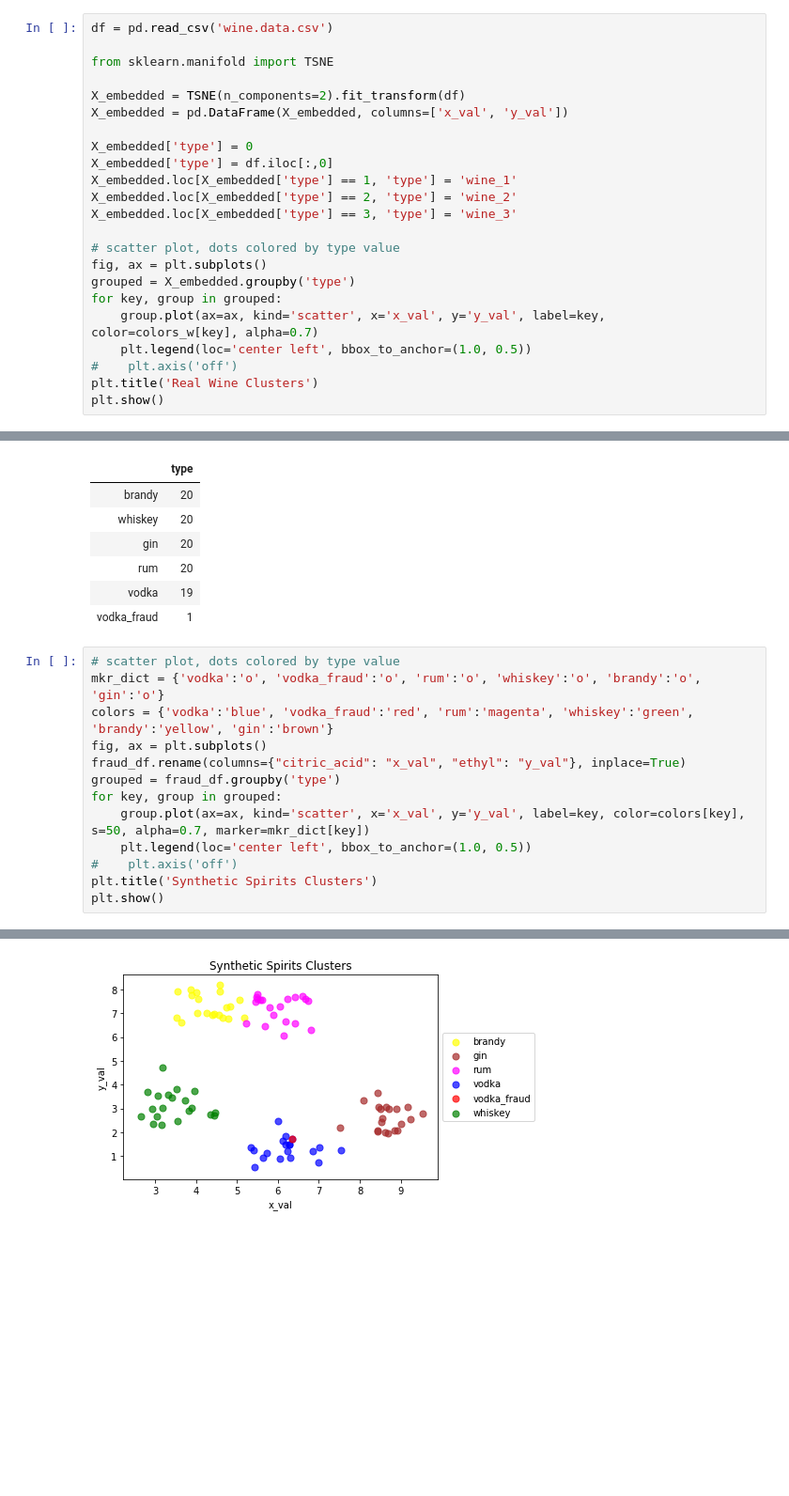
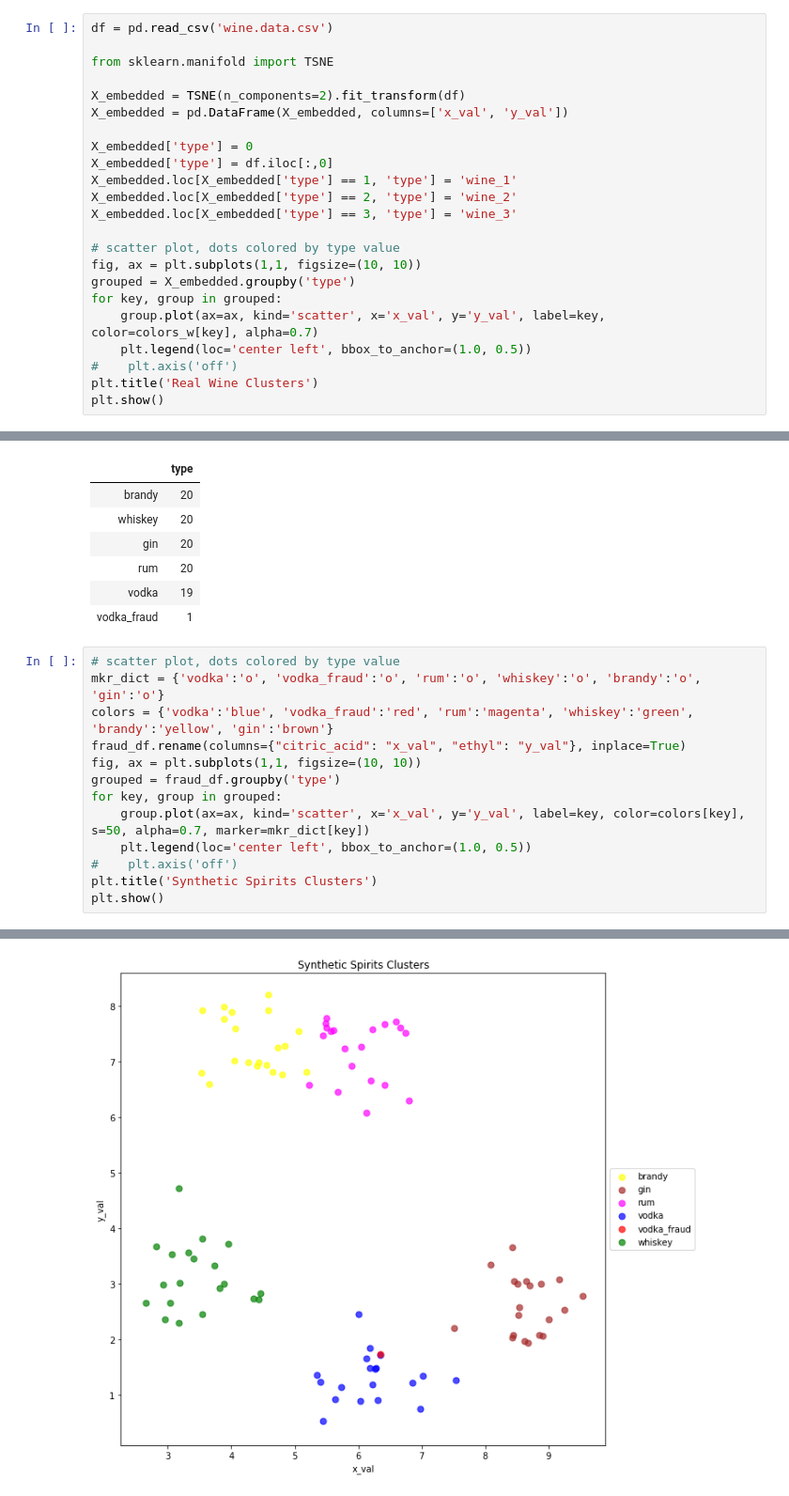
Before and after one commit to MetroStar/LabelAndFraudDetections, a Jupyter notebook: TTB/FormulaFraudDetection.ipynb, the cells around one changed output, grey strips where cells are left out. Shown at 94% size. Drawn from its saved outputs; the diff is of its cells as text; blank space fills up the shorter version.

```diff
--- a/TTB/FormulaFraudDetection.ipynb
+++ b/TTB/FormulaFraudDetection.ipynb
@@ -71,7 +69,7 @@ X_embedded.loc[X_embedded['type'] == 2, 'type'] = 'wine_2'
 X_embedded.loc[X_embedded['type'] == 3, 'type'] = 'wine_3'
 
 # scatter plot, dots colored by type value
-fig, ax = plt.subplots()
+fig, ax = plt.subplots(1,1, figsize=(10, 10))
 grouped = X_embedded.groupby('type')
 for key, group in grouped:
     group.plot(ax=ax, kind='scatter', x='x_val', y='y_val', label=key, color=colors_w[key], alpha=0.7)
@@ -100,8 +98,8 @@ display(fraud_df['type'].value_counts().to_frame())
 # scatter plot, dots colored by type value
 mkr_dict = {'vodka':'o', 'vodka_fraud':'o', 'rum':'o', 'whiskey':'o', 'brandy':'o', 'gin':'o'}
 colors = {'vodka':'blue', 'vodka_fraud':'red', 'rum':'magenta', 'whiskey':'green', 'brandy':'yellow', 'gin':'brown'}
-fig, ax = plt.subplots()
 fraud_df.rename(columns={"citric_acid": "x_val", "ethyl": "y_val"}, inplace=True)
+fig, ax = plt.subplots(1,1, figsize=(10, 10))
 grouped = fraud_df.groupby('type')
 for key, group in grouped:
     group.plot(ax=ax, kind='scatter', x='x_val', y='y_val', label=key, color=colors[key], s=50, alpha=0.7, marker=mkr_dict[key])
@@ -126 +111 @@ plt.show()
-[figure, old version]
+[figure, new version]
```
Also changed, not shown: parts of 3 cells of this notebook.
